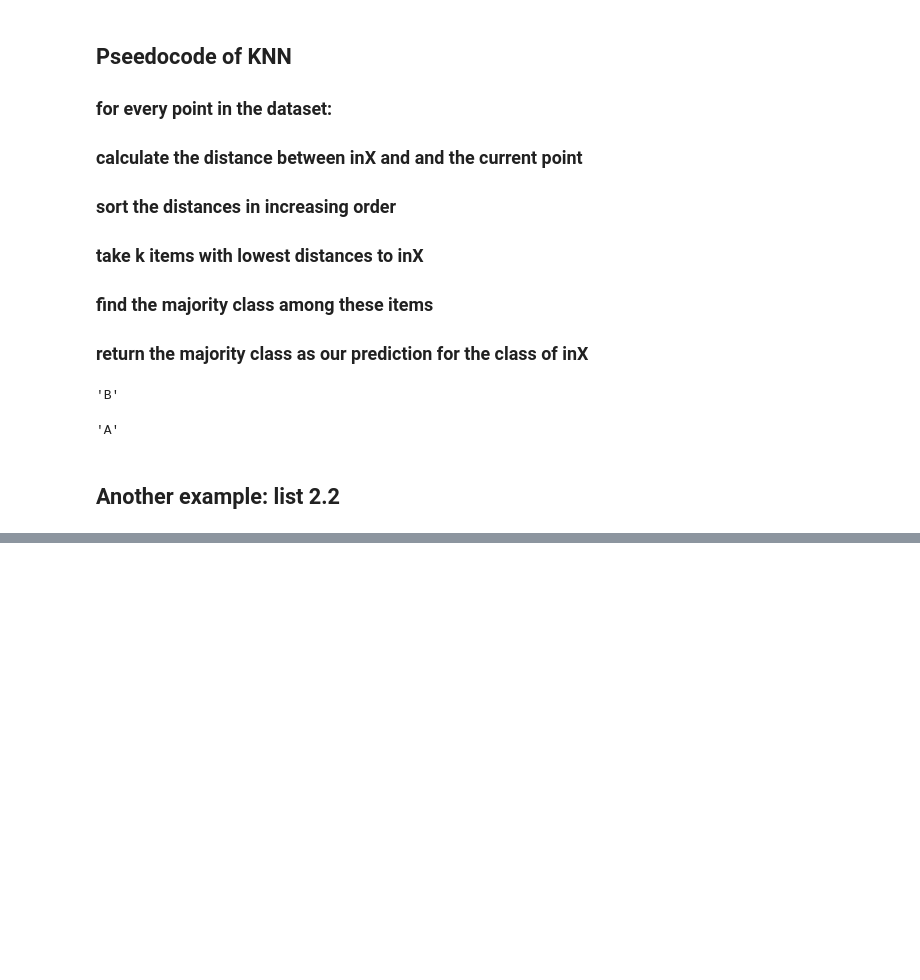
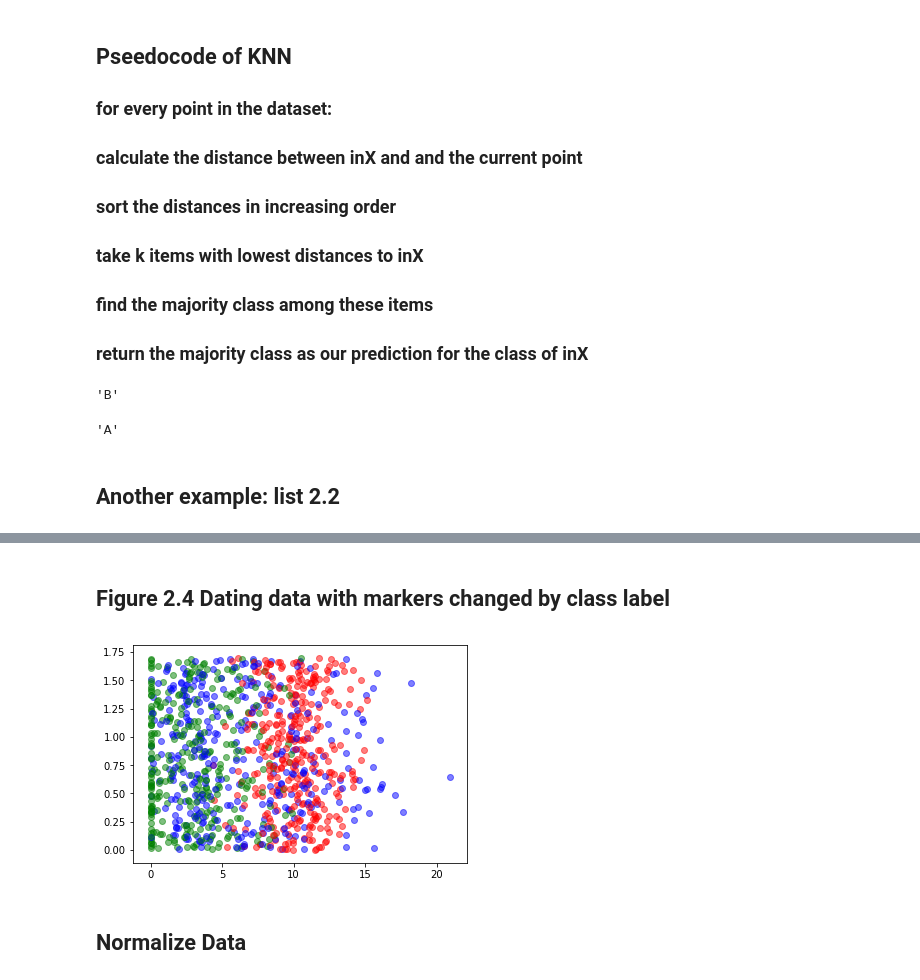
Before and after one commit to junyanyao/ML_Algorithms, a Jupyter notebook: KNN.ipynb, the cells around one changed output, grey strips where cells are left out. Saved outputs shown, nothing was run; the diff lists cells and outputs as text; code cells hidden in the pictures; blank space fills up the shorter version.

```diff
--- a/KNN.ipynb
+++ b/KNN.ipynb
@@ -70,0 +69,22 @@ def file2matrix(filename):
+# %%
+class KNN():
+    def file_matrix(self,filename):
+        fr= open(filename)
+        #give number of lines in file
+        numberOfLines= len(fr.readlines())
+        #create numpy matrix to return
+        returnMat = np.zeros((numberOfLines, 3))
+        classLabelVector =[]
+        fr= open(filename)
+        index =0
+        #parse line to a list
+        for line in fr.readlines():
+            line = line.strip()
+            listFromLine = line.split('\t')
+            returnMat[index, :] = listFromLine[0:3]
+            classLabelVector.append(listFromLine[-1])
+            index +=1
+        return returnMat, classLabelVector
+# %%
+KNN= KNN()
+datingDataMat, datingLabels= KNN.file_matrix('Datasets/datingTestSet.txt')
@@ -70,0 +101,16 @@ def file2matrix(filename):
+# %%
+datingLabels[0:10]
+lookup=  {'largeDoses':'red', 'smallDoses':'green', 'didntLike': 'blue'}
+# %% [markdown]
+## Figure 2.4 Dating data with markers changed by class label
+# %%
+# Analyze with graph
+for xy, color in zip(datingDataMat, datingLabels):
+    plt.scatter(xy[1], xy[2],c = lookup[color], alpha =0.5)
+
+plt.show()
+# %% [output]
+[figure, added]
+# %% [markdown]
+
+## Normalize Data
```
Also changed, not shown: parts of 11 cells of this notebook, 2 other files.
